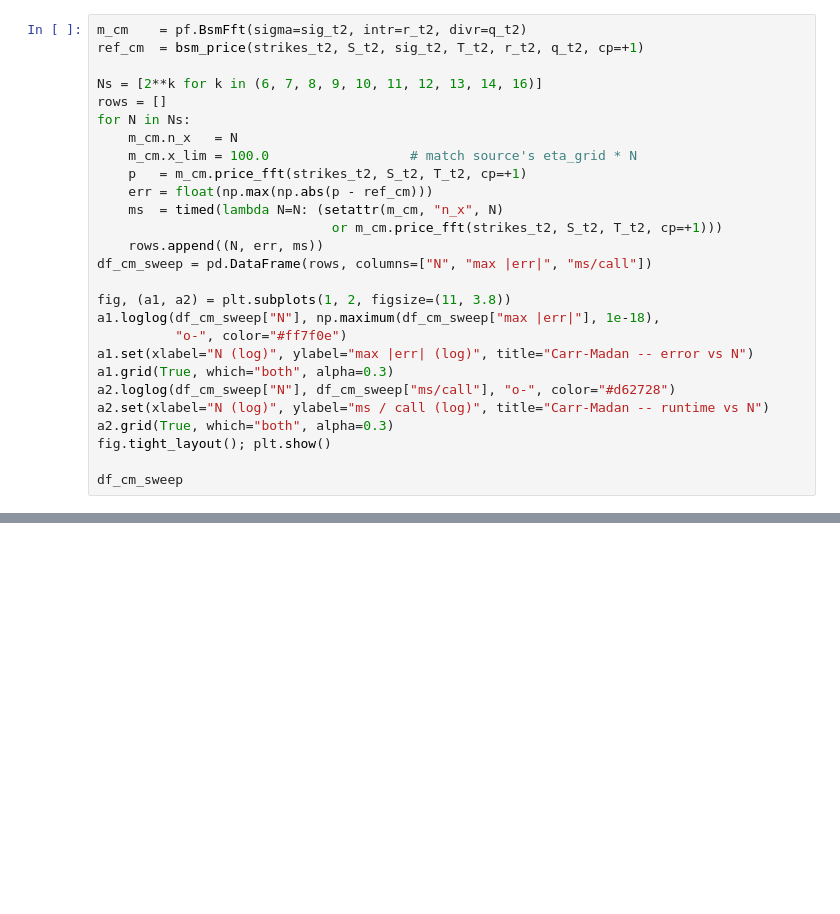
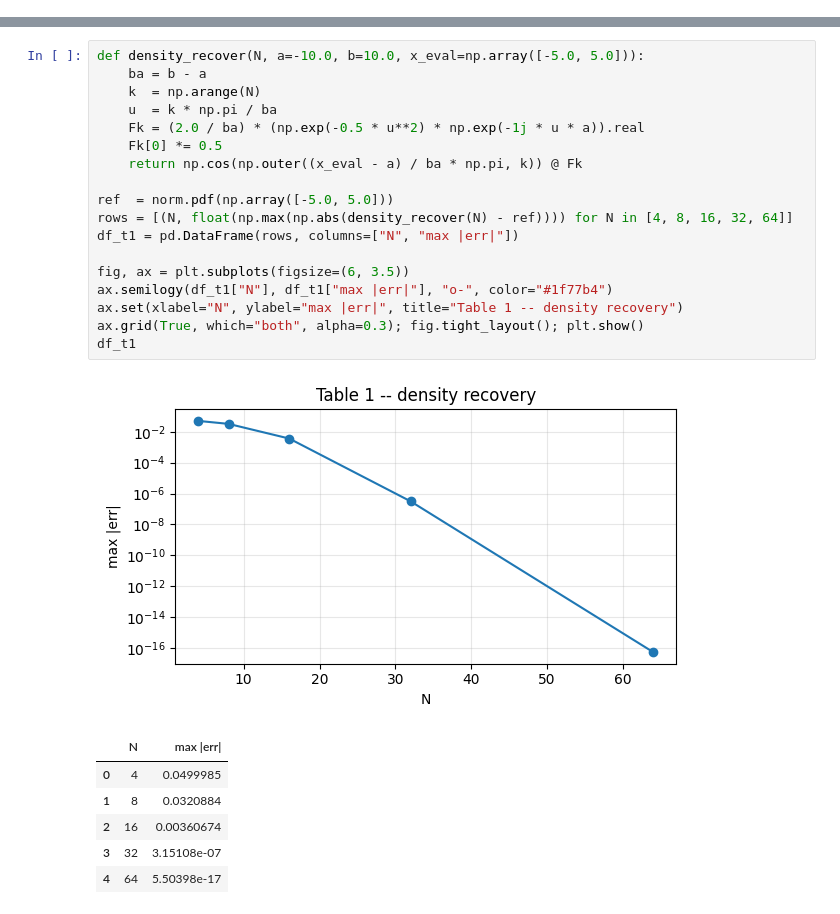
Before and after one commit to ee2625/fourier-cosine-option-pricing, a Jupyter notebook: notebooks/tests.ipynb, the cells around one changed output, grey strips where cells are left out. Cells and saved outputs as stored; diff of their text form; blank space fills up the shorter version.

```diff
--- a/notebooks/tests.ipynb
+++ b/notebooks/tests.ipynb
@@ -1589,27 +0,0 @@ the spline).
-# %%
-m_cm    = pf.BsmFft(sigma=sig_t2, intr=r_t2, divr=q_t2)
-ref_cm  = bsm_price(strikes_t2, S_t2, sig_t2, T_t2, r_t2, q_t2, cp=+1)
-
-Ns = [2**k for k in (6, 7, 8, 9, 10, 11, 12, 13, 14, 16)]
-rows = []
-for N in Ns:
-    m_cm.n_x   = N
-    m_cm.x_lim = 100.0                  # match source's eta_grid * N
-    p   = m_cm.price_fft(strikes_t2, S_t2, T_t2, cp=+1)
-    err = float(np.max(np.abs(p - ref_cm)))
-    ms  = timed(lambda N=N: (setattr(m_cm, "n_x", N)
-                              or m_cm.price_fft(strikes_t2, S_t2, T_t2, cp=+1)))
-    rows.append((N, err, ms))
-df_cm_sweep = pd.DataFrame(rows, columns=["N", "max |err|", "ms/call"])
-
-fig, (a1, a2) = plt.subplots(1, 2, figsize=(11, 3.8))
-a1.loglog(df_cm_sweep["N"], np.maximum(df_cm_sweep["max |err|"], 1e-18),
-          "o-", color="#ff7f0e")
-a1.set(xlabel="N (log)", ylabel="max |err| (log)", title="Carr-Madan -- error vs N")
-a1.grid(True, which="both", alpha=0.3)
-a2.loglog(df_cm_sweep["N"], df_cm_sweep["ms/call"], "o-", color="#d62728")
-a2.set(xlabel="N (log)", ylabel="ms / call (log)", title="Carr-Madan -- runtime vs N")
-a2.grid(True, which="both", alpha=0.3)
-fig.tight_layout(); plt.show()
-
-df_cm_sweep
@@ -1770,0 +49,26 @@ tests/test_pyfeng_frft.py::test_frft_lambda_grid_refines_price PASSED    [100%]
+# %%
+def density_recover(N, a=-10.0, b=10.0, x_eval=np.array([-5.0, 5.0])):
+    ba = b - a
+    k  = np.arange(N)
+    u  = k * np.pi / ba
+    Fk = (2.0 / ba) * (np.exp(-0.5 * u**2) * np.exp(-1j * u * a)).real
+    Fk[0] *= 0.5
+    return np.cos(np.outer((x_eval - a) / ba * np.pi, k)) @ Fk
+
+ref  = norm.pdf(np.array([-5.0, 5.0]))
+rows = [(N, float(np.max(np.abs(density_recover(N) - ref)))) for N in [4, 8, 16, 32, 64]]
+df_t1 = pd.DataFrame(rows, columns=["N", "max |err|"])
+
+fig, ax = plt.subplots(figsize=(6, 3.5))
+ax.semilogy(df_t1["N"], df_t1["max |err|"], "o-", color="#1f77b4")
+ax.set(xlabel="N", ylabel="max |err|", title="Table 1 -- density recovery")
+ax.grid(True, which="both", alpha=0.3); fig.tight_layout(); plt.show()
+df_t1
+# %% [output]
+[figure, added]
+|  | N | max |err| |
+| 0 | 4 | 0.0499985 |
+| 1 | 8 | 0.0320884 |
+| 2 | 16 | 0.00360674 |
+| 3 | 32 | 3.15108e-07 |
+| 4 | 64 | 5.50398e-17 |
```
Also changed, not shown: parts of 105 cells of this notebook.
